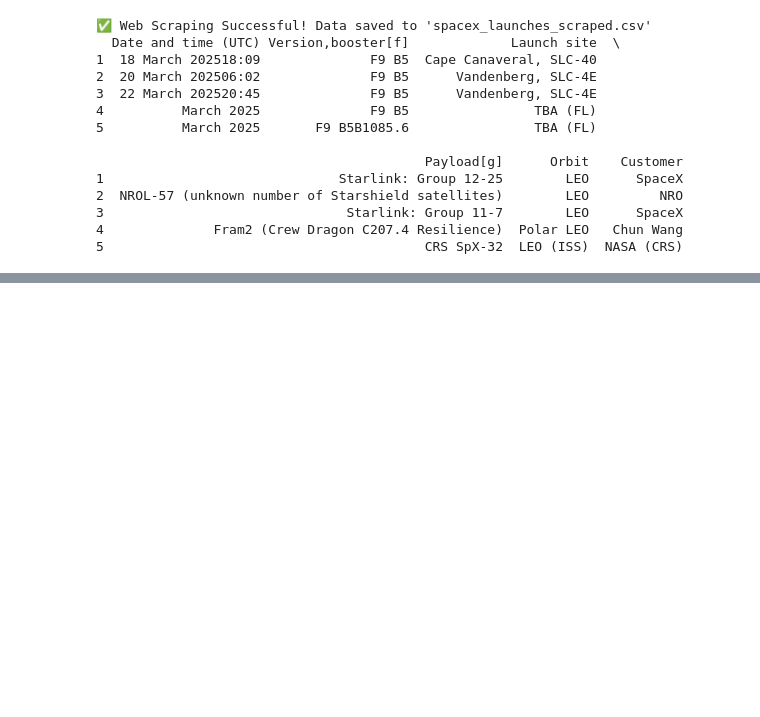
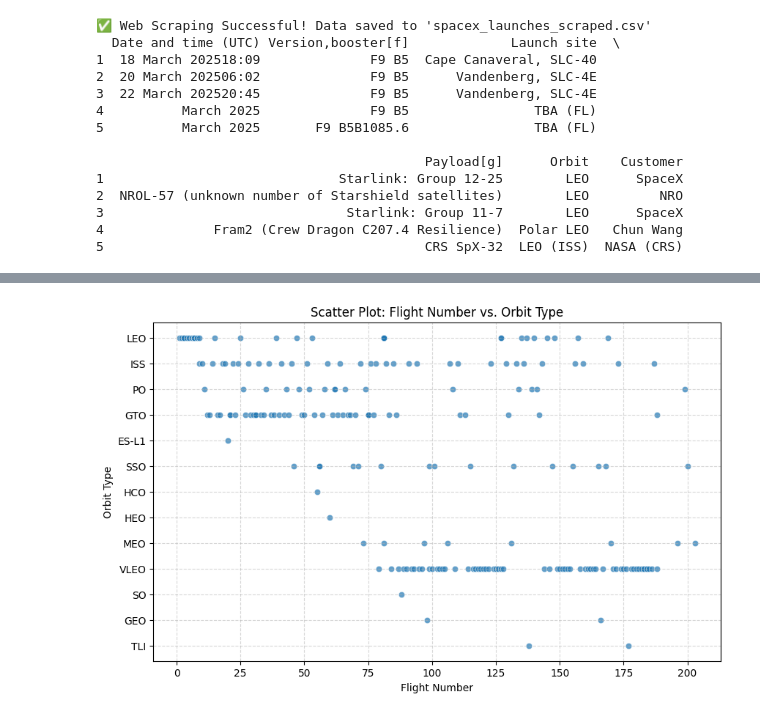
Before and after one commit to Mehdi210937/Coursera, a Jupyter notebook: Coursera-3.ipynb, the cells around one changed output, grey strips where cells are left out. Drawn from its saved outputs; the diff is of its cells as text; code cells hidden in the pictures; blank space fills up the shorter version.

```diff
--- a/Coursera-3.ipynb
+++ b/Coursera-3.ipynb
@@ -52,0 +235,27 @@ else:
+# %%
+import pandas as pd
+import matplotlib.pyplot as plt
+import seaborn as sns
+
+df_launches = pd.read_csv("spacex_launches.csv")
+
+df_payloads = pd.read_csv("spacex_payloads.csv")
+
+df_launches["flight_number"] = pd.to_numeric(df_launches["flight_number"], errors="coerce")
+
+df_launches["payloads"] = df_launches["payloads"].apply(lambda x: eval(x) if isinstance(x, str) else x)
+df_launches = df_launches.explode("payloads")
+
+df_merged = df_launches.merge(df_payloads[["id", "orbit"]], left_on="payloads", right_on="id", how="left")
+
+plt.figure(figsize=(10, 6))
+sns.scatterplot(data=df_merged, x="flight_number", y="orbit", alpha=0.7)
+
+plt.xlabel("Flight Number")
+plt.ylabel("Orbit Type")
+plt.title("Scatter Plot: Flight Number vs. Orbit Type")
+plt.grid(True, linestyle="--", alpha=0.5)
+
+plt.show()
+# %% [output]
+[figure, added]
```
Also changed, not shown: parts of 22 cells of this notebook.
